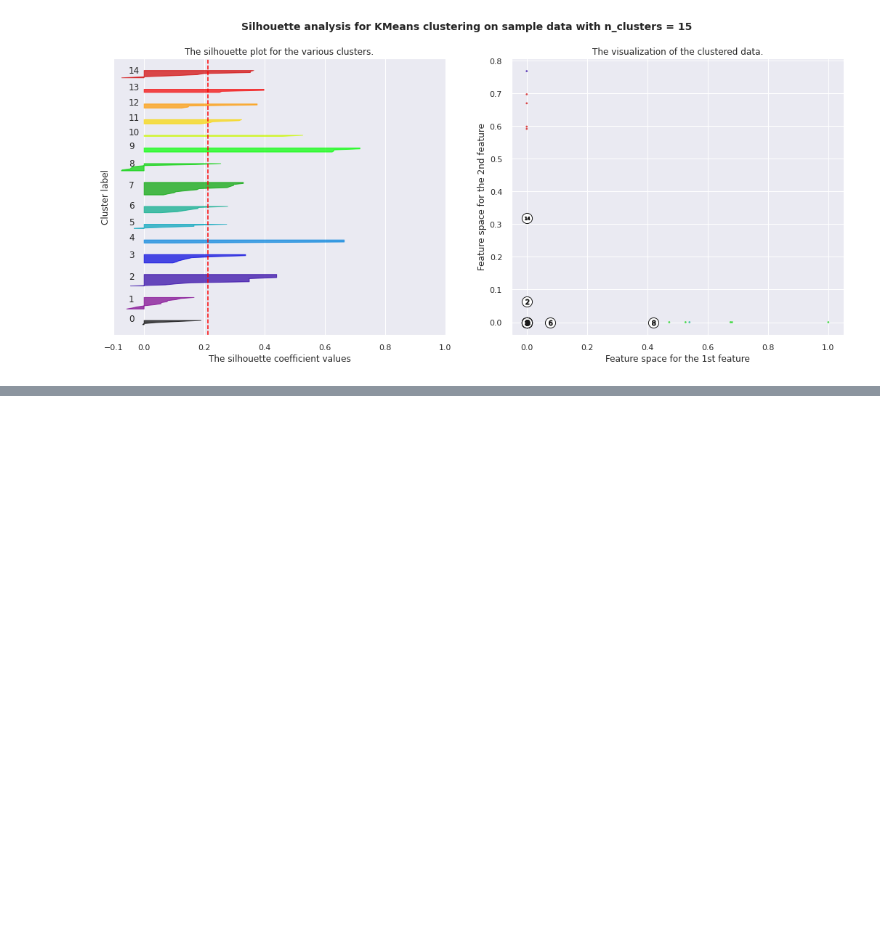
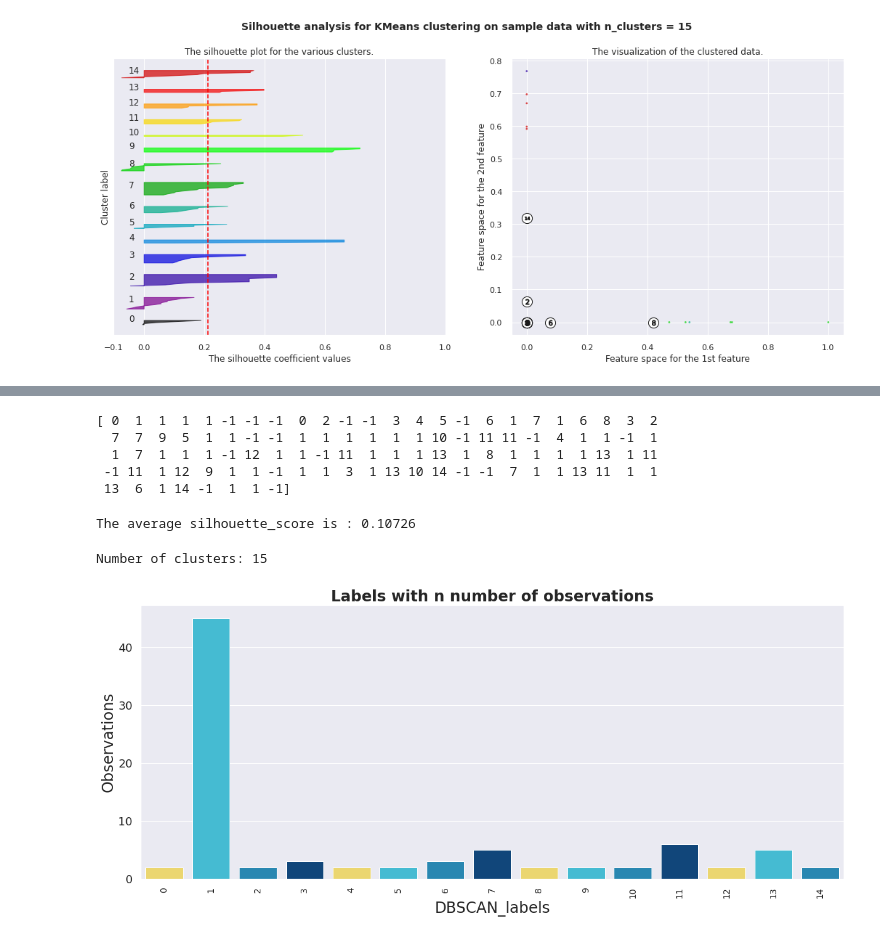
Before and after one commit to jayV1999/ZOMATO-RESTAURANT-CLUSTERING-AND-SENTIMENT-ANALYSIS, a Jupyter notebook: ZOMATO_RESTAURANT_CLUSTERING_AND_SENTIMENT_ANALYSIS_Jayanth_V.ipynb, the cells around one changed output, grey strips where cells are left out. Drawn from its saved outputs; the diff is of its cells as text; code cells hidden in the pictures; blank space fills up the shorter version.

```diff
--- a/ZOMATO_RESTAURANT_CLUSTERING_AND_SENTIMENT_ANALYSIS_Jayanth_V.ipynb
+++ b/ZOMATO_RESTAURANT_CLUSTERING_AND_SENTIMENT_ANALYSIS_Jayanth_V.ipynb
@@ -626,0 +778,48 @@ For n_clusters = 15 The average silhouette_score is : 0.21263038875414814
+# %%
+dbscan =  DBSCAN(eps =0.89,min_samples =2)
+# %%
+db = dbscan.fit(X)
+# %%
+# Storing labels in an object
+dblabels = db.labels_
+print(dblabels)
+# %% [output]
+[ 0  1  1  1  1 -1 -1 -1  0  2 -1 -1  3  4  5 -1  6  1  7  1  6  8  3  2
+  7  7  9  5  1  1 -1 -1  1  1  1  1  1  1 10 -1 11 11 -1  4  1  1 -1  1
+  1  7  1  1  1 -1 12  1  1 -1 11  1  1  1 13  1  8  1  1  1  1 13  1 11
+ -1 11  1 12  9  1  1 -1  1  1  3  1 13 10 14 -1 -1  7  1  1 13 11  1  1
+ 13  6  1 14 -1  1  1 -1]
+# %%
+# Storing labels in 'DBSCAN_labels' feature
+df_metadata['DBSCAN_labels'] = db.labels_
+# %%
+# Silhouette score
+print( "The average silhouette_score is :", round(silhouette_score(X, dblabels),5))
+# %% [output]
+The average silhouette_score is : 0.10726
+# %%
+# Creating an object with (n = len(dblabels)) number of Zeros
+sample_cores = np.zeros_like(dblabels)
+
+sample_cores[dbscan.core_sample_indices_] = True
+# Calculating number of clusters
+n_clusters = len(set(dblabels)) - (1 if -1 in dblabels else 0)
+
+# Number of Clusters
+print('Number of clusters:',n_clusters)
+# %% [output]
+Number of clusters: 15
+# %%
+# Creating a DataFrame for DBSCAN Labels visualization
+DBSCAN_labels_count = pd.DataFrame(df_metadata.groupby('DBSCAN_labels')['Cuisines'].count()).reset_index()
+
+# Filtering out outlier observations
+DBSCAN_labels_count_copy = DBSCAN_labels_count[DBSCAN_labels_count['DBSCAN_labels'] == -1]
+
+# Dropping observations that are labeled as Outliers by DBSCAN
+DBSCAN_labels_count = DBSCAN_labels_count.drop(DBSCAN_labels_count_copy.index, axis=0)
+# %%
+# Visualization of Labels with n number of observations
+labelsnobs(DBSCAN_labels_count,DBSCAN_labels_count['DBSCAN_labels'],DBSCAN_labels_count['Cuisines'],['#FFE45C','#2ECBE9','#128FC8','#00468B'],'Labels with n number of observations','Observations')
+# %% [output]
+[figure, added]
```
Also changed, not shown: parts of 50 cells of this notebook.
